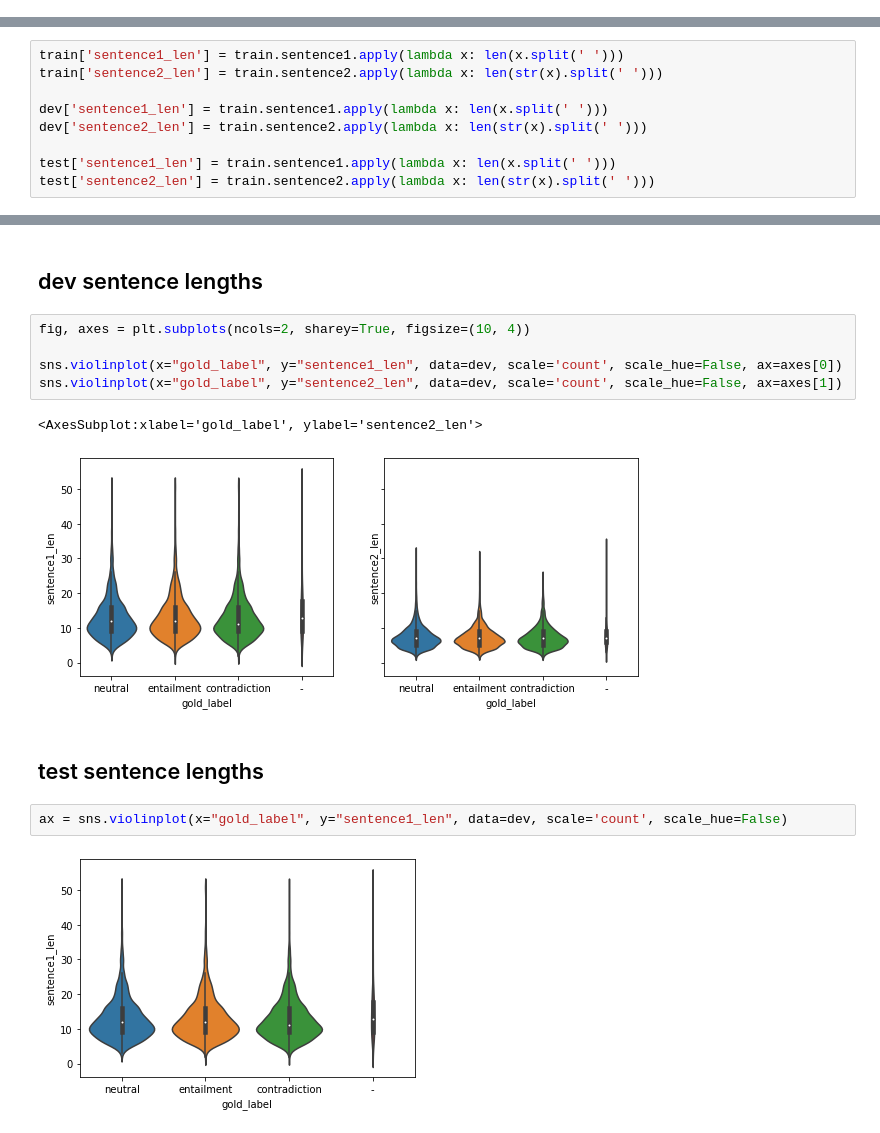
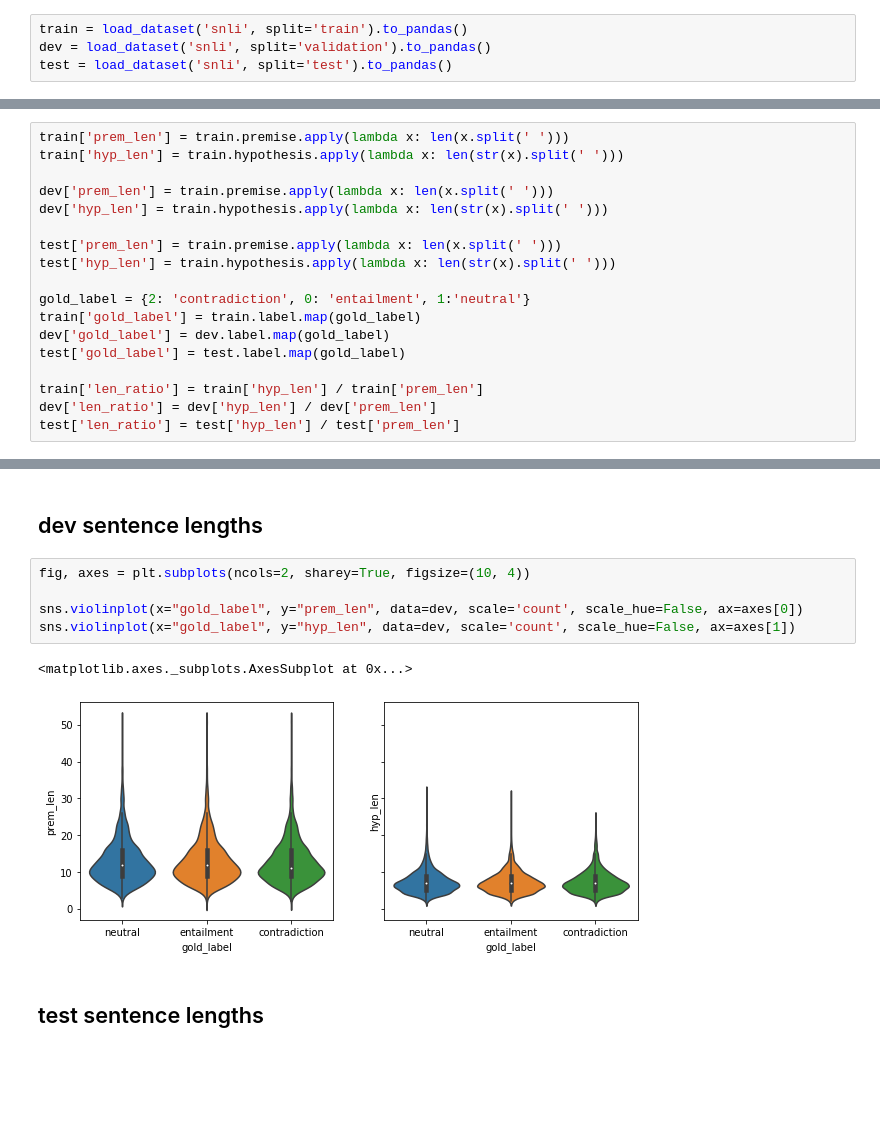
Before and after one commit to emc5ud/fp-dataset-artifacts, a Jupyter notebook: notebooks/SNLI-eda.ipynb, the cells around one changed output, grey strips where cells are left out. Drawn from its saved outputs; the diff is of its cells as text; blank space fills up the shorter version.

Commit message:
add more tests to SNLI

```diff
--- a/notebooks/SNLI-eda.ipynb
+++ b/notebooks/SNLI-eda.ipynb
@@ -10,0 +6,4 @@ FileNotFoundError: [Errno 2] No such file or directory: './snli_1.0/snli_1.0_tra
+# %%
+train = load_dataset('snli', split='train').to_pandas()
+dev = load_dataset('snli', split='validation').to_pandas()
+test = load_dataset('snli', split='test').to_pandas()
@@ -11,12 +14,21 @@ FileNotFoundError: [Errno 2] No such file or directory: './snli_1.0/snli_1.0_tra
 # %%
-train['sentence1_len'] = train.sentence1.apply(lambda x: len(x.split(' ')))
-train['sentence2_len'] = train.sentence2.apply(lambda x: len(str(x).split(' ')))
+train['prem_len'] = train.premise.apply(lambda x: len(x.split(' ')))
+train['hyp_len'] = train.hypothesis.apply(lambda x: len(str(x).split(' ')))
 
-dev['sentence1_len'] = train.sentence1.apply(lambda x: len(x.split(' ')))
-dev['sentence2_len'] = train.sentence2.apply(lambda x: len(str(x).split(' ')))
+dev['prem_len'] = train.premise.apply(lambda x: len(x.split(' ')))
+dev['hyp_len'] = train.hypothesis.apply(lambda x: len(str(x).split(' ')))
 
-test['sentence1_len'] = train.sentence1.apply(lambda x: len(x.split(' ')))
-test['sentence2_len'] = train.sentence2.apply(lambda x: len(str(x).split(' ')))
+test['prem_len'] = train.premise.apply(lambda x: len(x.split(' ')))
+test['hyp_len'] = train.hypothesis.apply(lambda x: len(str(x).split(' ')))
+
+gold_label = {2: 'contradiction', 0: 'entailment', 1:'neutral'}
+train['gold_label'] = train.label.map(gold_label)
+dev['gold_label'] = dev.label.map(gold_label)
+test['gold_label'] = test.label.map(gold_label)
+
+train['len_ratio'] = train['hyp_len'] / train['prem_len']
+dev['len_ratio'] = dev['hyp_len'] / dev['prem_len']
+test['len_ratio'] = test['hyp_len'] / test['prem_len']
 # %% [markdown]
 ## Train sentence lengths
 # %%
@@ -32,14 +48,10 @@ sns.violinplot(x="gold_label", y="sentence2_len", data=train, scale='count', sca
 # %%
 fig, axes = plt.subplots(ncols=2, sharey=True, figsize=(10, 4))
 
-sns.violinplot(x="gold_label", y="sentence1_len", data=dev, scale='count', scale_hue=False, ax=axes[0])
-sns.violinplot(x="gold_label", y="sentence2_len", data=dev, scale='count', scale_hue=False, ax=axes[1])
+sns.violinplot(x="gold_label", y="prem_len", data=dev, scale='count', scale_hue=False, ax=axes[0])
+sns.violinplot(x="gold_label", y="hyp_len", data=dev, scale='count', scale_hue=False, ax=axes[1])
 # %% [output]
-<AxesSubplot:xlabel='gold_label', ylabel='sentence2_len'>
+<matplotlib.axes._subplots.AxesSubplot at 0x...>
-[figure, old version]
+[figure, new version]
 # %% [markdown]
 ## test sentence lengths
-# %%
-ax = sns.violinplot(x="gold_label", y="sentence1_len", data=dev, scale='count', scale_hue=False)
-# %% [output]
-[figure, removed]
```
Also changed, not shown: parts of 40 cells of this notebook, 1 other file.
